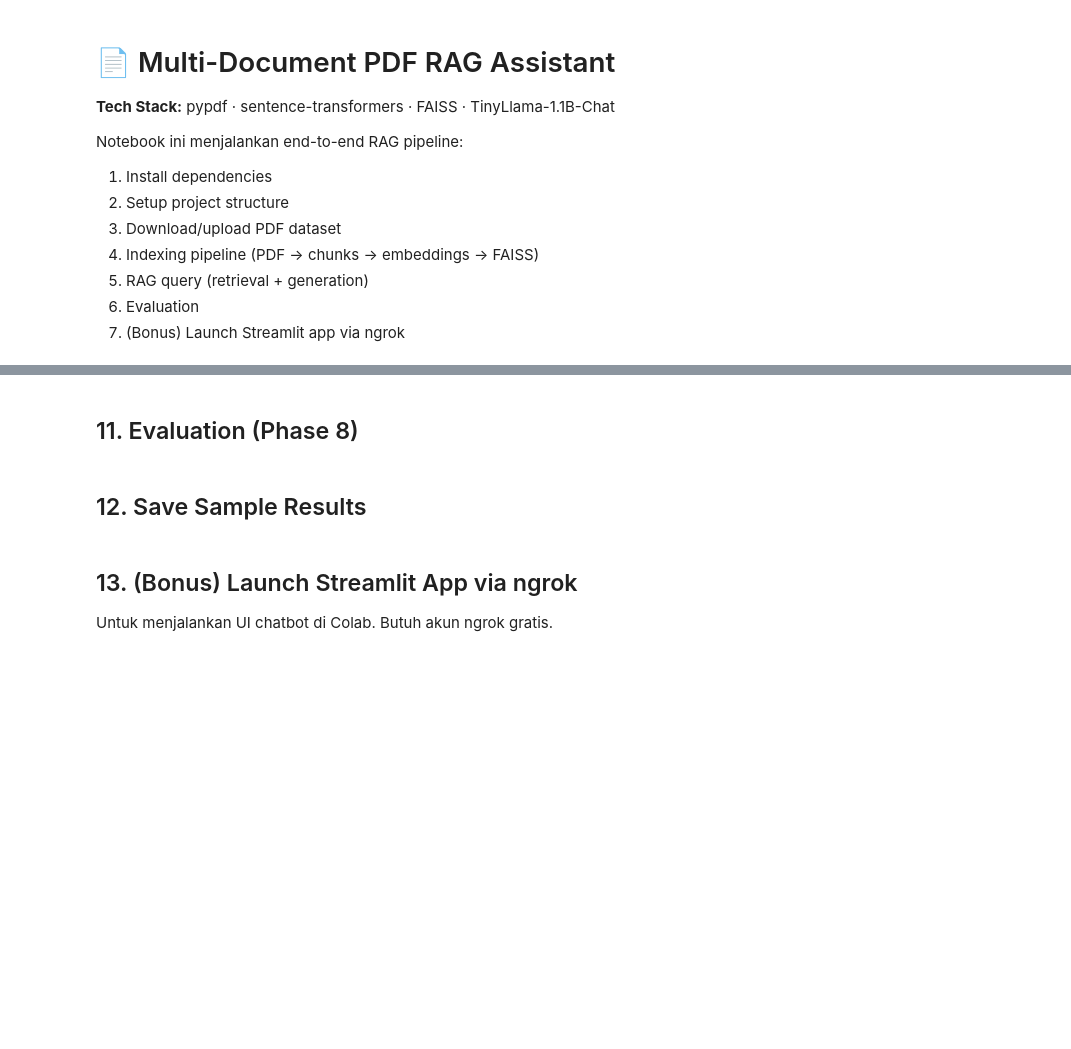
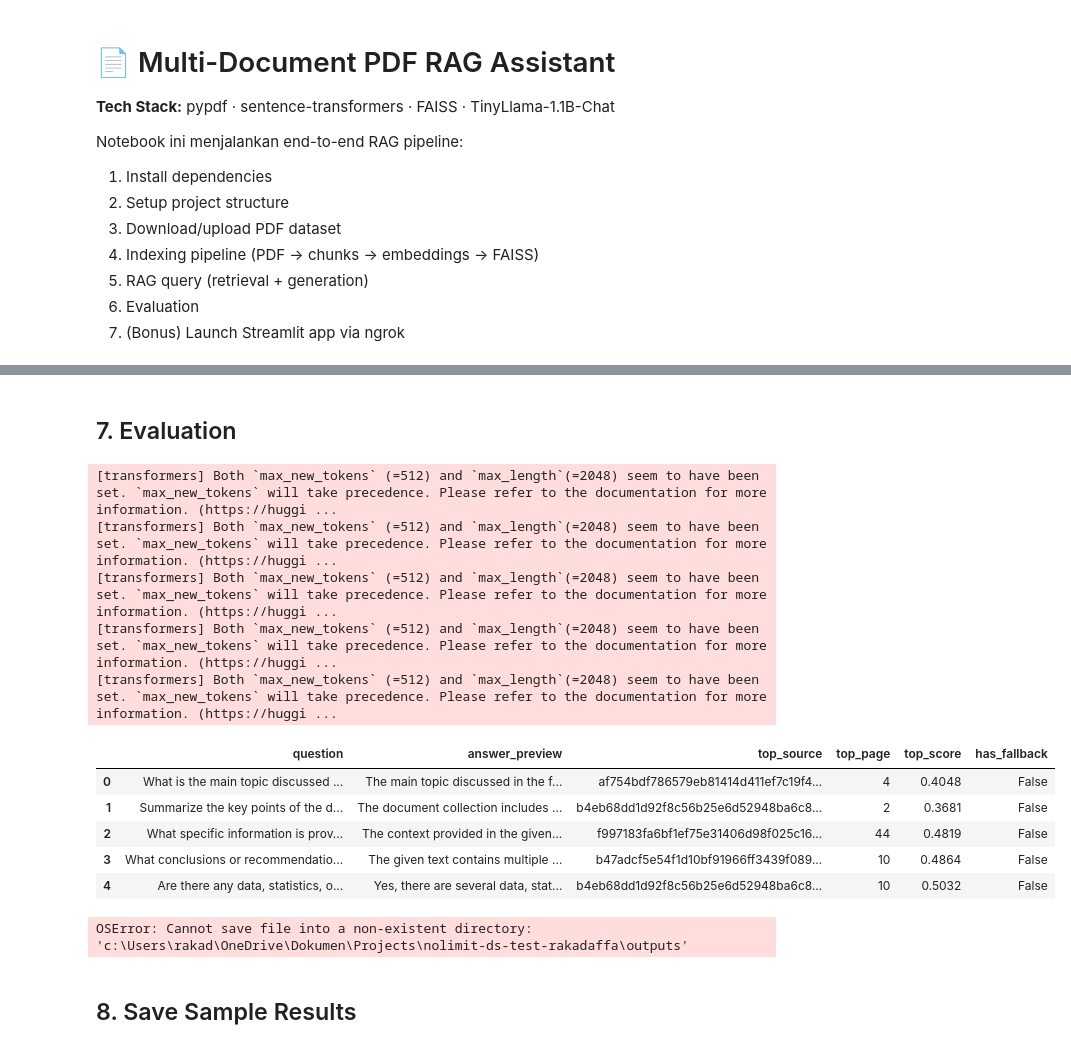
Before and after one commit to rakdaf08/nolimit-ds-test-rakadaffa, a Jupyter notebook: notebook/rag_pipeline.ipynb, the cells around one changed output, grey strips where cells are left out. Saved outputs shown, nothing was run; the diff lists cells and outputs as text; code cells hidden in the pictures; blank space fills up the shorter version.

```diff
--- a/notebook/rag_pipeline.ipynb
+++ b/notebook/rag_pipeline.ipynb
@@ -227,29 +25,0 @@ class VectorStore:
-# %%
-%%writefile src/retriever.py
-"""retriever.py — Semantic Retriever"""
-import sys; sys.path.insert(0, 'src')
-from embedder import Embedder
-from vectorstore import VectorStore
-
-class Retriever:
-    def __init__(self, embedder, vector_store):
-        self.embedder = embedder
-        self.vector_store = vector_store
-
-    def retrieve(self, query, top_k=5):
-        query_vec = self.embedder.encode_query(query)
-        return self.vector_store.search(query_vec, top_k=top_k)
-
-    def format_context(self, results):
-        parts = []
-        for i, (chunk, score) in enumerate(results, 1):
-            header = f'[Source {i}] {chunk["filename"]} (page {chunk["page_number"]}, score={score:.3f})'
-            parts.append(f'{header}\n{chunk["text"]}')
-        return '\n\n---\n\n'.join(parts)
-
-    def format_citations(self, results):
-        return [{'source_num': i, 'filename': c['filename'],
-                 'page_number': c['page_number'], 'chunk_id': c['chunk_id'],
-                 'score': round(s, 4),
-                 'snippet': c['text'][:300] + ('...' if len(c['text']) > 300 else '')}
-                for i, (c, s) in enumerate(results, 1)]
@@ -272,6 +112,7 @@ display(df)
 # %%
 import torch, sys
-sys.path.insert(0, 'src')
+import os
+sys.path.insert(0, os.path.abspath(os.path.join('..', 'src')))
 
 from loader import load_pdfs
 from chunker import chunk_documents
@@ -283,7 +124,7 @@ DEVICE = 'cuda' if torch.cuda.is_available() else 'cpu'
 print(f'Device: {DEVICE}')
 
 # Step 1: Load PDFs
-documents = load_pdfs('data/pdfs')
+documents = load_pdfs(os.path.join(PROJECT_ROOT, 'data', 'pdfs'))
 
 # Step 2: Chunk
 chunks = chunk_documents(documents, chunk_size=500, chunk_overlap=100)
@@ -295,7 +136,7 @@ embeddings = embedder.encode_chunks(chunks)
 # Step 4: Build FAISS index
 vector_store = VectorStore(embedder.embedding_dim)
 vector_store.add(embeddings, chunks)
-vector_store.save('faiss_index')
+vector_store.save(os.path.join(PROJECT_ROOT, 'faiss_index'))
 
 # Step 5: Build retriever
 retriever = Retriever(embedder, vector_store)
@@ -314,7 +168,7 @@ print(f'Loading {LLM_MODEL} on {DEVICE}...')
 tokenizer = AutoTokenizer.from_pretrained(LLM_MODEL)
 llm = AutoModelForCausalLM.from_pretrained(
     LLM_MODEL,
-    torch_dtype=torch.float16 if DEVICE == 'cuda' else torch.float32,
+    dtype=torch.float16 if DEVICE == 'cuda' else torch.float32,
     device_map='auto' if DEVICE == 'cuda' else None,
 )
 if DEVICE == 'cpu':
@@ -393,38 +274,50 @@ for src in result['sources']:
 # %% [markdown]
-## 11. Evaluation (Phase 8)
+## 7. Evaluation
 # %%
 import pandas as pd
 
-# ── Customize these evaluation questions ──
 EVAL_QUESTIONS = [
     'What is the main topic discussed in the first document?',
     'Summarize the key points of the document collection.',
     'What specific information is provided about any technical topic?',
     'What conclusions or recommendations are made?',
     'Are there any data, statistics, or numbers mentioned?',
 ]
 
 rows = []
 for q in EVAL_QUESTIONS:
     r = rag_query(q, top_k=5)
     top_src = r['sources'][0] if r['sources'] else {}
     rows.append({
         'question':          q,
         'answer_preview':    r['answer'][:200],
         'top_source':        top_src.get('filename', '-'),
         'top_page':          top_src.get('page_number', '-'),
         'top_score':         top_src.get('score', 0),
         'has_fallback':      r['answer'] == 'I could not find relevant information in the document collection.',
     })
 
 df_eval = pd.DataFrame(rows)
 display(df_eval)
 
 # Save results
-df_eval.to_markdown('outputs/evaluation_results.md', index=False)
+df_eval.to_markdown(os.path.join(PROJECT_ROOT, 'outputs', 'evaluation_results.md'), index=False)
 print('\n✅ Evaluation saved → outputs/evaluation_results.md')
+# %% [output]
+[transformers] Both `max_new_tokens` (=512) and `max_length`(=2048) seem to have been set. `max_new_tokens` will take precedence. Please refer to the documentation for more information. (https://huggi ...
+[transformers] Both `max_new_tokens` (=512) and `max_length`(=2048) seem to have been set. `max_new_tokens` will take precedence. Please refer to the documentation for more information. (https://huggi ...
+[transformers] Both `max_new_tokens` (=512) and `max_length`(=2048) seem to have been set. `max_new_tokens` will take precedence. Please refer to the documentation for more information. (https://huggi ...
+[transformers] Both `max_new_tokens` (=512) and `max_length`(=2048) seem to have been set. `max_new_tokens` will take precedence. Please refer to the documentation for more information. (https://huggi ...
+[transformers] Both `max_new_tokens` (=512) and `max_length`(=2048) seem to have been set. `max_new_tokens` will take precedence. Please refer to the documentation for more information. (https://huggi ...
+|  | question | answer_preview | top_source | top_page | top_score | has_fallback |
+| 0 | What is the main topic discussed ... | The main topic discussed in the f... | af754bdf786579eb81414d411ef7c19f4... | 4 | 0.4048 | False |
+| 1 | Summarize the key points of the d... | The document collection includes ... | b4eb68dd1d92f8c56b25e6d52948ba6c8... | 2 | 0.3681 | False |
+| 2 | What specific information is prov... | The context provided in the given... | f997183fa6bf1ef75e31406d98f025c16... | 44 | 0.4819 | False |
+| 3 | What conclusions or recommendatio... | The given text contains multiple ... | b47adcf5e54f1d10bf91966ff3439f089... | 10 | 0.4864 | False |
+| 4 | Are there any data, statistics, o... | Yes, there are several data, stat... | b4eb68dd1d92f8c56b25e6d52948ba6c8... | 10 | 0.5032 | False |
+OSError: Cannot save file into a non-existent directory: 'c:\Users\rakad\OneDrive\Dokumen\Projects\nolimit-ds-test-rakadaffa\outputs'
 # %% [markdown]
-## 12. Save Sample Results
+## 8. Save Sample Results
 # %%
 import json, datetime
 
@@ -456,7 +349,3 @@ with open('outputs/sample_results.md', 'w') as f:
 
 print('✅ Sample results saved → outputs/sample_results.md')
 print(md_content[:500])
-# %% [markdown]
-## 13. (Bonus) Launch Streamlit App via ngrok
-
-Untuk menjalankan UI chatbot di Colab. Butuh akun ngrok gratis.
```
Also changed, not shown: parts of 31 cells of this notebook, 4 other files.
